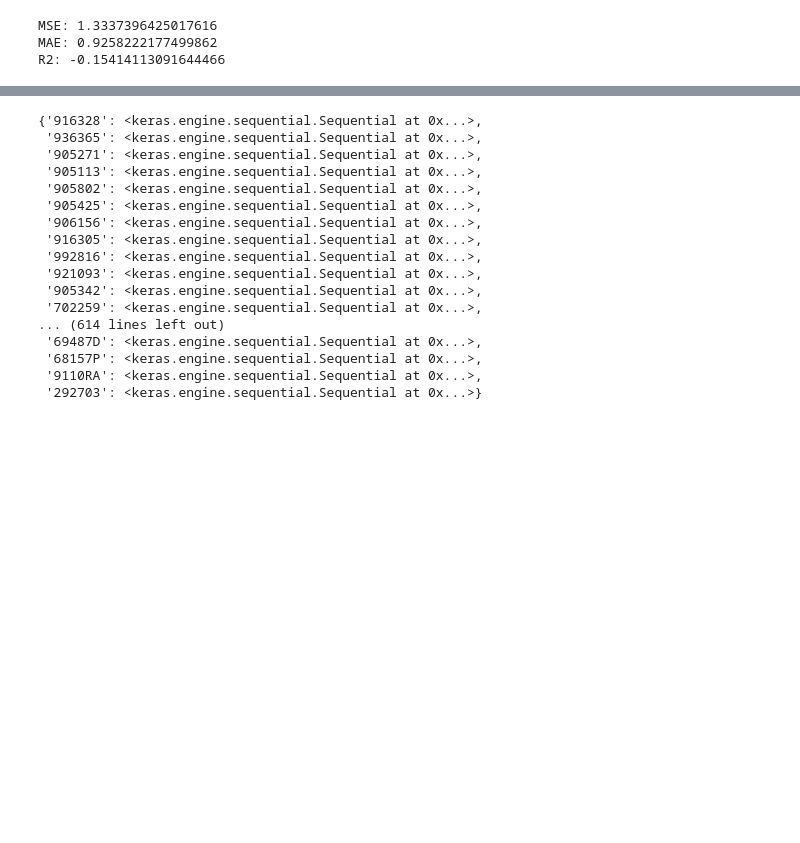
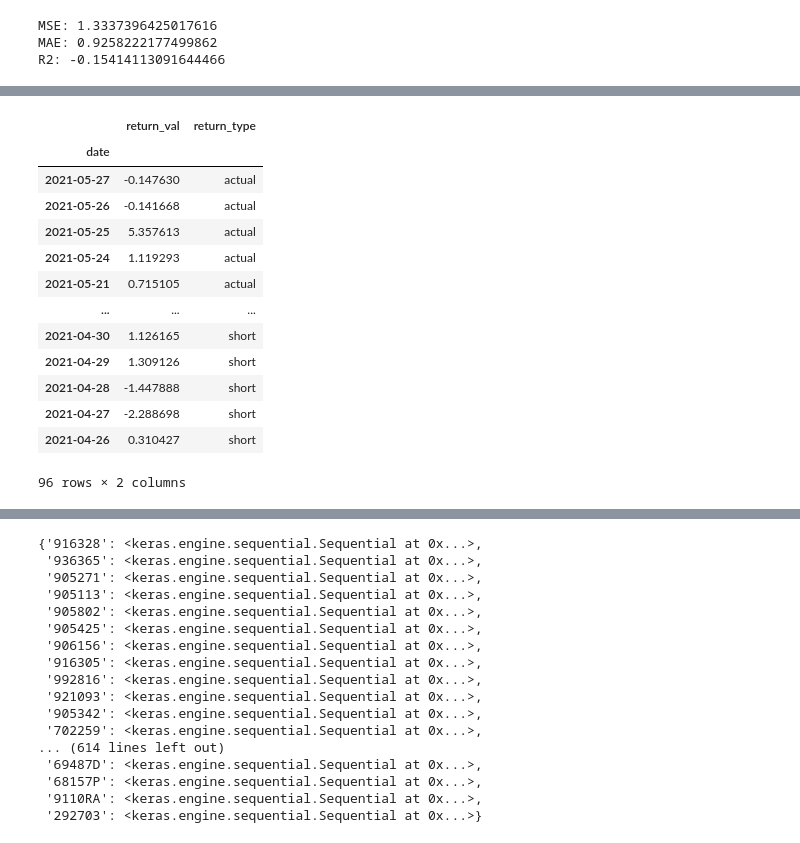
Before and after one commit to jeremylee73/differential-capital, a Jupyter notebook: rnn-model/simple-rnn-pipeline-2.ipynb, the cells around one changed output, grey strips where cells are left out. Saved outputs shown, nothing was run; the diff lists cells and outputs as text; code cells hidden in the pictures; blank space fills up the shorter version.

```diff
--- a/rnn-model/simple-rnn-pipeline-2.ipynb
+++ b/rnn-model/simple-rnn-pipeline-2.ipynb
@@ -321,0 +430,28 @@ R2: -0.15414113091644466
+# %%
+returns_240 = get_returns(metrics_240[0])
+
+new_df = pd.DataFrame()
+for col in returns_240.columns:
+    df = pd.DataFrame()
+    df["date"] = returns_240.index
+    df["return_val"] = returns_240[col].values
+    df["return_type"] = col.replace("_returns", "")
+    new_df = pd.concat([new_df, df])
+
+new_df.set_index("date", inplace=True)
+new_df
+# %% [output]
+|  | return_val | return_type |
+| date |  |  |
+| 2021-05-27 | -0.147630 | actual |
+| 2021-05-26 | -0.141668 | actual |
+| 2021-05-25 | 5.357613 | actual |
+| 2021-05-24 | 1.119293 | actual |
+| 2021-05-21 | 0.715105 | actual |
+| ... | ... | ... |
+| 2021-04-30 | 1.126165 | short |
+| 2021-04-29 | 1.309126 | short |
+| 2021-04-28 | -1.447888 | short |
+| 2021-04-27 | -2.288698 | short |
+| 2021-04-26 | 0.310427 | short |
+96 rows × 2 columns
```
Also changed, not shown: parts of 7 cells of this notebook.
